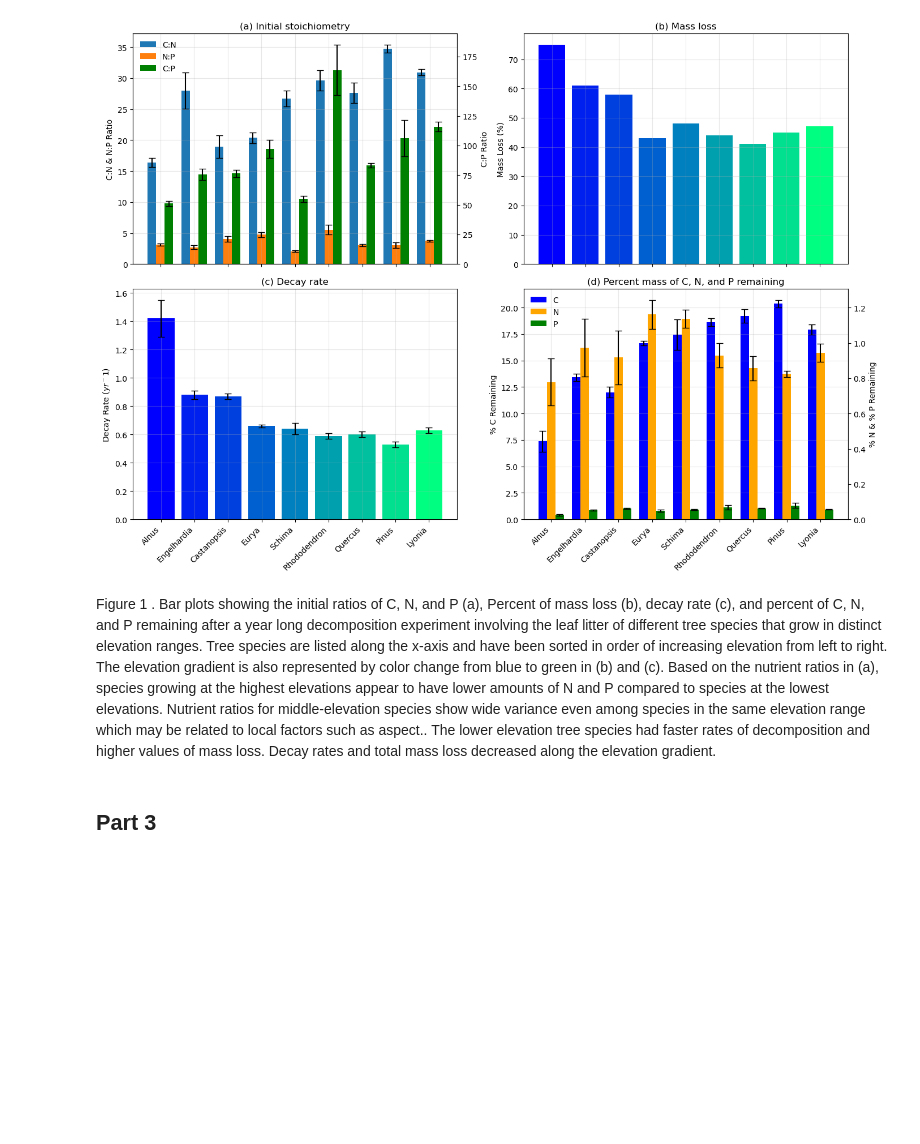
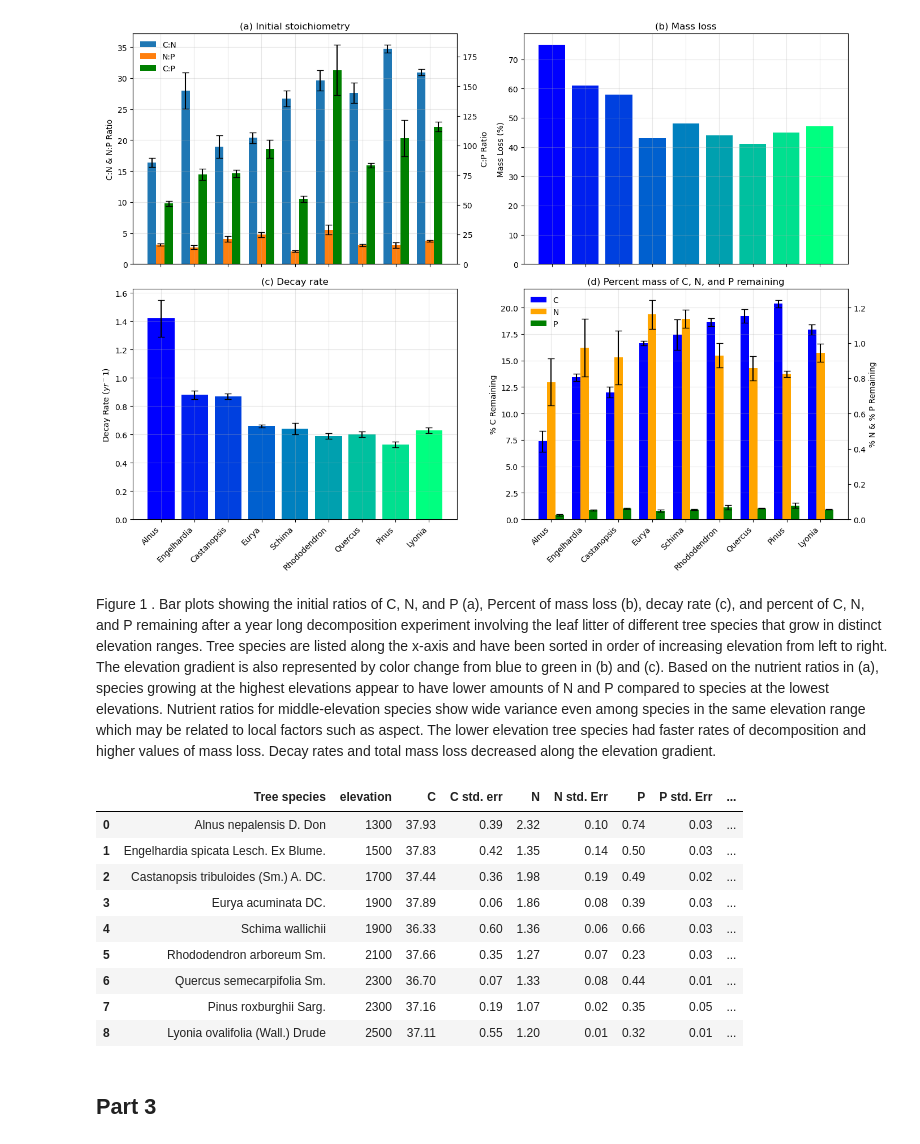
Before and after one commit to rjost1/GEOS685, a Jupyter notebook: Final.ipynb, the cells around one changed output. Saved outputs shown, nothing was run; the diff lists cells and outputs as text; code cells hidden in the pictures; blank space fills up the shorter version.

```diff
--- a/Final.ipynb
+++ b/Final.ipynb
@@ -123,7 +123,20 @@ plt.show()
 # %% [output]
 [figure]
 # %% [markdown]
-Figure 1 . Bar plots showing the initial ratios of C, N, and P (a), Percent of mass loss (b), decay rate (c), and percent of C, N, and P remaining after a year long decomposition experiment involving the leaf litter of different tree species that grow in distinct elevation ranges. Tree species are listed along the x-axis and have been sorted in order of increasing elevation from left to right. The elevation gradient is also represented by color change from blue to green in (b) and (c). Based on the nutrient ratios in (a), species growing at the highest elevations appear to have lower amounts of N and P compared to species at the lowest elevations. Nutrient ratios for middle-elevation species show wide variance even among species in the same elevation range which may be related to local factors such as aspect.. The lower elevation tree species had faster rates of decomposition and higher values of mass loss. Decay rates and total mass loss decreased along the elevation gradient.
+Figure 1 . Bar plots showing the initial ratios of C, N, and P (a), Percent of mass loss (b), decay rate (c), and percent of C, N, and P remaining after a year long decomposition experiment involving the leaf litter of different tree species that grow in distinct elevation ranges. Tree species are listed along the x-axis and have been sorted in order of increasing elevation from left to right. The elevation gradient is also represented by color change from blue to green in (b) and (c). Based on the nutrient ratios in (a), species growing at the highest elevations appear to have lower amounts of N and P compared to species at the lowest elevations. Nutrient ratios for middle-elevation species show wide variance even among species in the same elevation range which may be related to local factors such as aspect. The lower elevation tree species had faster rates of decomposition and higher values of mass loss. Decay rates and total mass loss decreased along the elevation gradient.
+# %%
+litter_df
+# %% [output]
+|  | Tree species | elevation | C | C std. err | N | N std. Err | P | P std. Err | ... |
+| 0 | Alnus nepalensis D. Don | 1300 | 37.93 | 0.39 | 2.32 | 0.10 | 0.74 | 0.03 | ... |
+| 1 | Engelhardia spicata Lesch. Ex Blume. | 1500 | 37.83 | 0.42 | 1.35 | 0.14 | 0.50 | 0.03 | ... |
+| 2 | Castanopsis tribuloides (Sm.) A. DC. | 1700 | 37.44 | 0.36 | 1.98 | 0.19 | 0.49 | 0.02 | ... |
+| 3 | Eurya acuminata DC. | 1900 | 37.89 | 0.06 | 1.86 | 0.08 | 0.39 | 0.03 | ... |
+| 4 | Schima wallichii | 1900 | 36.33 | 0.60 | 1.36 | 0.06 | 0.66 | 0.03 | ... |
+| 5 | Rhododendron arboreum Sm. | 2100 | 37.66 | 0.35 | 1.27 | 0.07 | 0.23 | 0.03 | ... |
+| 6 | Quercus semecarpifolia Sm. | 2300 | 36.70 | 0.07 | 1.33 | 0.08 | 0.44 | 0.01 | ... |
+| 7 | Pinus roxburghii Sarg. | 2300 | 37.16 | 0.19 | 1.07 | 0.02 | 0.35 | 0.05 | ... |
+| 8 | Lyonia ovalifolia (Wall.) Drude | 2500 | 37.11 | 0.55 | 1.20 | 0.01 | 0.32 | 0.01 | ... |
 # %% [markdown]
 ## Part 3
 # %%
```
Also changed, not shown: parts of 3 cells of this notebook.
